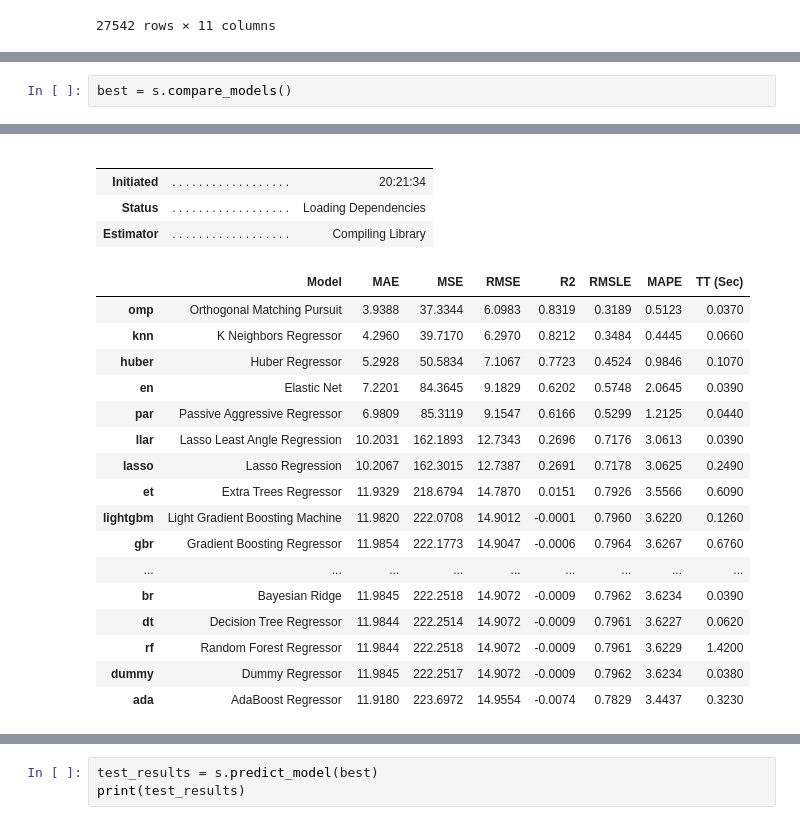
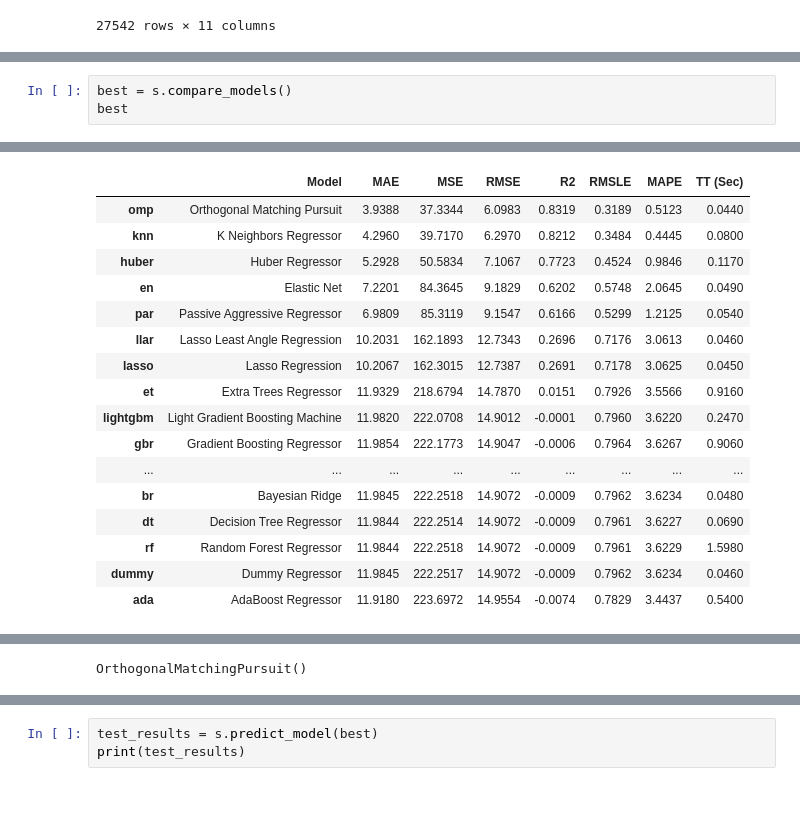
Before and after one commit to chetod/DustyVision-PM2.5, a Jupyter notebook: scripts/train_model.ipynb, the cells around one changed output, grey strips where cells are left out. Drawn from its saved outputs; the diff is of its cells as text; blank space fills up the shorter version.

Commit message:
add dash and new model

```diff
--- a/scripts/train_model.ipynb
+++ b/scripts/train_model.ipynb
@@ -66,4 +64,5 @@ s.setup(data, target = 'pm_2_5', session_id = 123)
 <pycaret.regression.oop.RegressionExperiment at 0x...>
 # %%
 best = s.compare_models()
+best
 # %% [output]
@@ -70,22 +70,17 @@ best = s.compare_models()
-|  |  |  |
-|  |  |  |
-| Initiated | . . . . . . . . . . . . . . . . . . | 20:21:34 |
-| Status | . . . . . . . . . . . . . . . . . . | Loading Dependencies |
-| Estimator | . . . . . . . . . . . . . . . . . . | Compiling Library |
+|  | Model | MAE | MSE | RMSE | R2 | RMSLE | MAPE | TT (Sec) |
+| omp | Orthogonal Matching Pursuit | 3.9388 | 37.3344 | 6.0983 | 0.8319 | 0.3189 | 0.5123 | 0.0440 |
+| knn | K Neighbors Regressor | 4.2960 | 39.7170 | 6.2970 | 0.8212 | 0.3484 | 0.4445 | 0.0800 |
+| huber | Huber Regressor | 5.2928 | 50.5834 | 7.1067 | 0.7723 | 0.4524 | 0.9846 | 0.1170 |
+| en | Elastic Net | 7.2201 | 84.3645 | 9.1829 | 0.6202 | 0.5748 | 2.0645 | 0.0490 |
+| par | Passive Aggressive Regressor | 6.9809 | 85.3119 | 9.1547 | 0.6166 | 0.5299 | 1.2125 | 0.0540 |
+| llar | Lasso Least Angle Regression | 10.2031 | 162.1893 | 12.7343 | 0.2696 | 0.7176 | 3.0613 | 0.0460 |
+| lasso | Lasso Regression | 10.2067 | 162.3015 | 12.7387 | 0.2691 | 0.7178 | 3.0625 | 0.0450 |
+| et | Extra Trees Regressor | 11.9329 | 218.6794 | 14.7870 | 0.0151 | 0.7926 | 3.5566 | 0.9160 |
+| lightgbm | Light Gradient Boosting Machine | 11.9820 | 222.0708 | 14.9012 | -0.0001 | 0.7960 | 3.6220 | 0.2470 |
+| gbr | Gradient Boosting Regressor | 11.9854 | 222.1773 | 14.9047 | -0.0006 | 0.7964 | 3.6267 | 0.9060 |
+| ... | ... | ... | ... | ... | ... | ... | ... | ... |
+| br | Bayesian Ridge | 11.9845 | 222.2518 | 14.9072 | -0.0009 | 0.7962 | 3.6234 | 0.0480 |
+| dt | Decision Tree Regressor | 11.9844 | 222.2514 | 14.9072 | -0.0009 | 0.7961 | 3.6227 | 0.0690 |
+| rf | Random Forest Regressor | 11.9844 | 222.2518 | 14.9072 | -0.0009 | 0.7961 | 3.6229 | 1.5980 |
+| dummy | Dummy Regressor | 11.9845 | 222.2517 | 14.9072 | -0.0009 | 0.7962 | 3.6234 | 0.0460 |
+| ada | AdaBoost Regressor | 11.9180 | 223.6972 | 14.9554 | -0.0074 | 0.7829 | 3.4437 | 0.5400 |
-|  | Model | MAE | MSE | RMSE | R2 | RMSLE | MAPE | TT (Sec) |
-| omp | Orthogonal Matching Pursuit | 3.9388 | 37.3344 | 6.0983 | 0.8319 | 0.3189 | 0.5123 | 0.0370 |
-| knn | K Neighbors Regressor | 4.2960 | 39.7170 | 6.2970 | 0.8212 | 0.3484 | 0.4445 | 0.0660 |
-| huber | Huber Regressor | 5.2928 | 50.5834 | 7.1067 | 0.7723 | 0.4524 | 0.9846 | 0.1070 |
-| en | Elastic Net | 7.2201 | 84.3645 | 9.1829 | 0.6202 | 0.5748 | 2.0645 | 0.0390 |
-| par | Passive Aggressive Regressor | 6.9809 | 85.3119 | 9.1547 | 0.6166 | 0.5299 | 1.2125 | 0.0440 |
-| llar | Lasso Least Angle Regression | 10.2031 | 162.1893 | 12.7343 | 0.2696 | 0.7176 | 3.0613 | 0.0390 |
-| lasso | Lasso Regression | 10.2067 | 162.3015 | 12.7387 | 0.2691 | 0.7178 | 3.0625 | 0.2490 |
-| et | Extra Trees Regressor | 11.9329 | 218.6794 | 14.7870 | 0.0151 | 0.7926 | 3.5566 | 0.6090 |
-| lightgbm | Light Gradient Boosting Machine | 11.9820 | 222.0708 | 14.9012 | -0.0001 | 0.7960 | 3.6220 | 0.1260 |
-| gbr | Gradient Boosting Regressor | 11.9854 | 222.1773 | 14.9047 | -0.0006 | 0.7964 | 3.6267 | 0.6760 |
-| ... | ... | ... | ... | ... | ... | ... | ... | ... |
-| br | Bayesian Ridge | 11.9845 | 222.2518 | 14.9072 | -0.0009 | 0.7962 | 3.6234 | 0.0390 |
-| dt | Decision Tree Regressor | 11.9844 | 222.2514 | 14.9072 | -0.0009 | 0.7961 | 3.6227 | 0.0620 |
-| rf | Random Forest Regressor | 11.9844 | 222.2518 | 14.9072 | -0.0009 | 0.7961 | 3.6229 | 1.4200 |
-| dummy | Dummy Regressor | 11.9845 | 222.2517 | 14.9072 | -0.0009 | 0.7962 | 3.6234 | 0.0380 |
-| ada | AdaBoost Regressor | 11.9180 | 223.6972 | 14.9554 | -0.0074 | 0.7829 | 3.4437 | 0.3230 |
@@ -93,3 +88,4 @@ best = s.compare_models()
+OrthogonalMatchingPursuit()
 # %%
 train_results = s.pull()
 train_results
```
Also changed, not shown: parts of 6 cells of this notebook, 2 other files.
